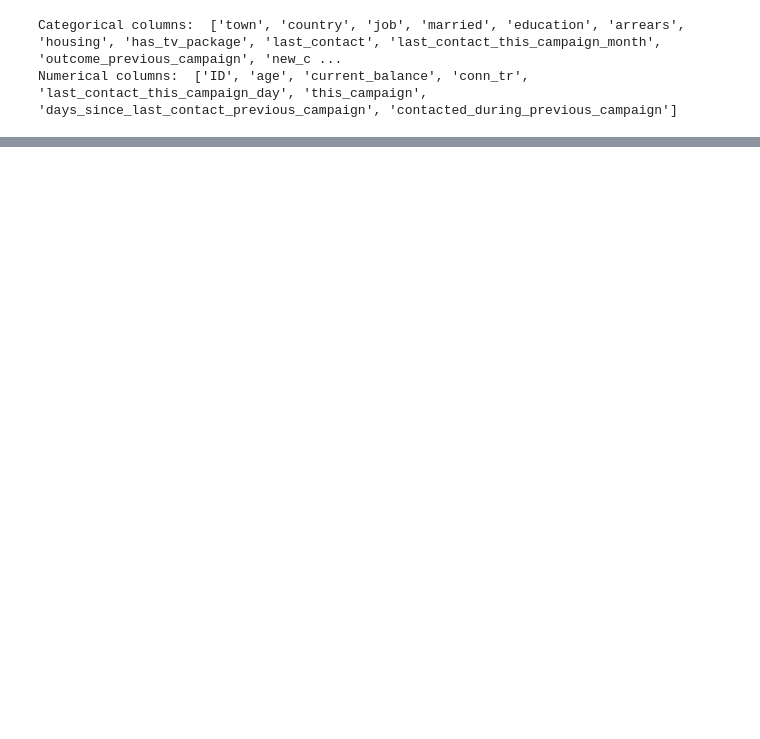
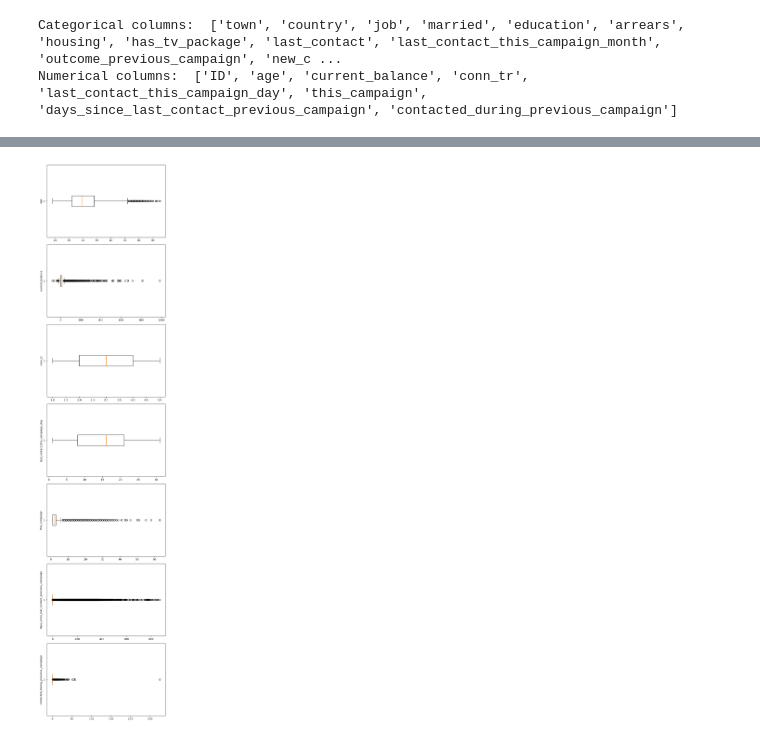
Before and after one commit to pragashraj/ITNPBD6-Customer-Targeting, a Jupyter notebook: ITNPBD6_Customer_Targeting.ipynb, the cells around one changed output, grey strips where cells are left out. Cells and saved outputs as stored; diff of their text form; code cells hidden in the pictures; blank space fills up the shorter version.

Commit message:
feat: summary statistics and box plots added to visualize outliers

```diff
--- a/ITNPBD6_Customer_Targeting.ipynb
+++ b/ITNPBD6_Customer_Targeting.ipynb
@@ -62,0 +81,10 @@ Numerical columns:  ['ID', 'age', 'current_balance', 'conn_tr', 'last_contact_th
+# %%
+# Exclude ID
+fix, axs = plt.subplots(len(num_col) - 1, 1, figsize=(7, 30), dpi=95)
+for i, col in enumerate(num_col[1:]):
+  axs[i].boxplot(df[col], vert=False)
+  axs[i].set_ylabel(col)
+plt.tight_layout()
+plt.show()
+# %% [output]
+[figure, added]
```
Also changed, not shown: parts of 7 cells of this notebook.
